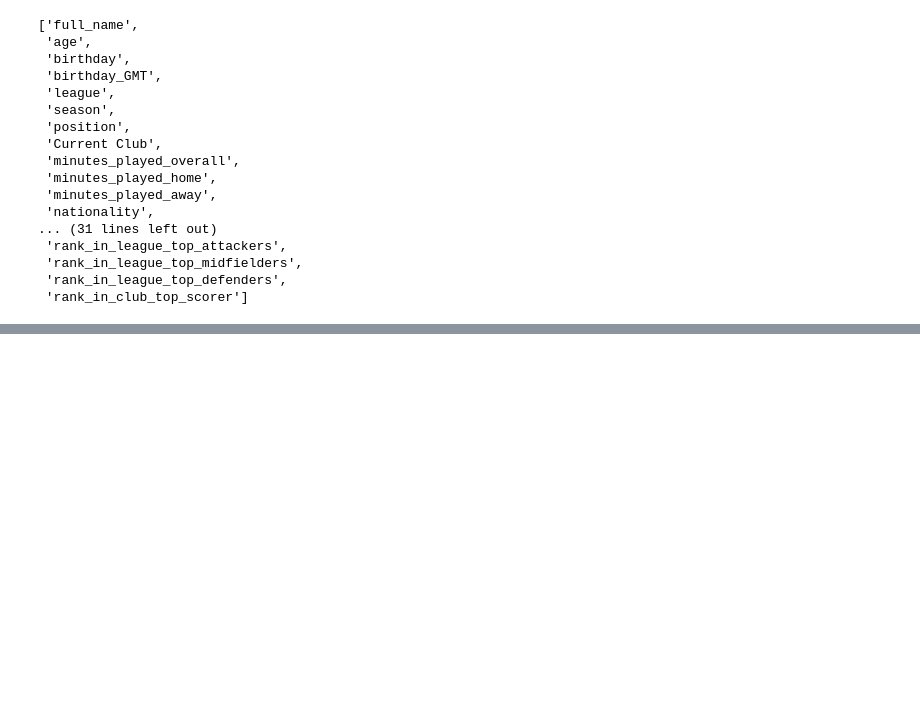
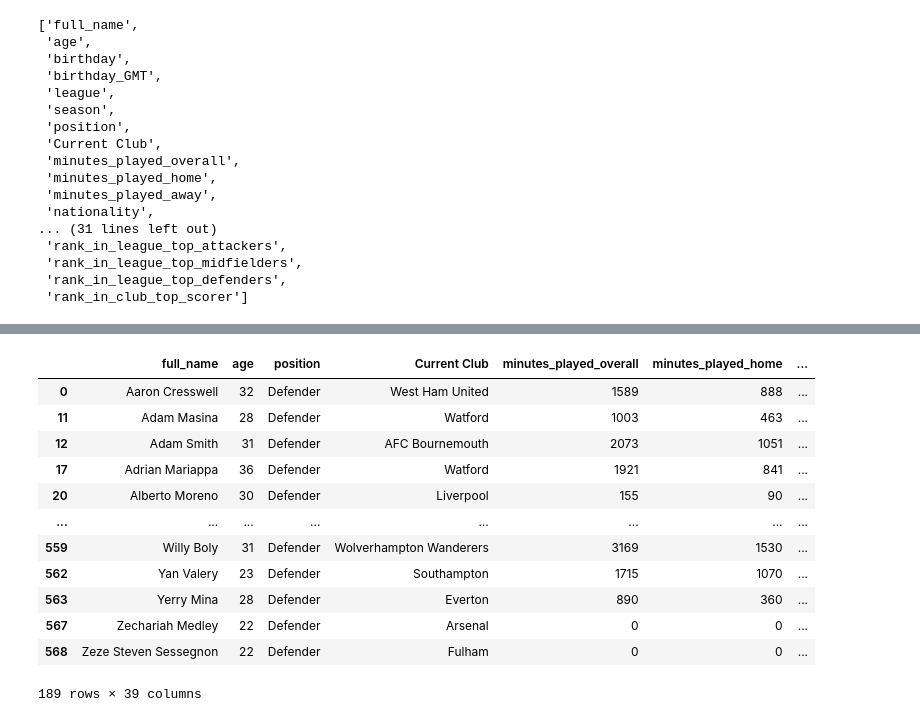
Before and after one commit to sambuddharay/FinalYearProject, a Jupyter notebook: roughStatisticalModel/roughstatisticalmodel.ipynb, the cells around one changed output, grey strips where cells are left out. Drawn from its saved outputs; the diff is of its cells as text; code cells hidden in the pictures; blank space fills up the shorter version.

```diff
--- a/roughStatisticalModel/roughstatisticalmodel.ipynb
+++ b/roughStatisticalModel/roughstatisticalmodel.ipynb
@@ -46,0 +51,2 @@ data = df.drop(['birthday','birthday_GMT','league','season'], axis=1)
+# %%
+defenders = data.loc[df['position']=='Defender']
@@ -46,0 +63,16 @@ data = df.drop(['birthday','birthday_GMT','league','season'], axis=1)
+# %%
+defenders.drop(['rank_in_league_top_attackers','rank_in_league_top_midfielders','rank_in_league_top_defenders','rank_in_club_top_scorer'], axis=1)
+# %% [output]
+|  | full_name | age | position | Current Club | minutes_played_overall | minutes_played_home | ... |
+| 0 | Aaron Cresswell | 32 | Defender | West Ham United | 1589 | 888 | ... |
+| 11 | Adam Masina | 28 | Defender | Watford | 1003 | 463 | ... |
+| 12 | Adam Smith | 31 | Defender | AFC Bournemouth | 2073 | 1051 | ... |
+| 17 | Adrian Mariappa | 36 | Defender | Watford | 1921 | 841 | ... |
+| 20 | Alberto Moreno | 30 | Defender | Liverpool | 155 | 90 | ... |
+| ... | ... | ... | ... | ... | ... | ... | ... |
+| 559 | Willy Boly | 31 | Defender | Wolverhampton Wanderers | 3169 | 1530 | ... |
+| 562 | Yan Valery | 23 | Defender | Southampton | 1715 | 1070 | ... |
+| 563 | Yerry Mina | 28 | Defender | Everton | 890 | 360 | ... |
+| 567 | Zechariah Medley | 22 | Defender | Arsenal | 0 | 0 | ... |
+| 568 | Zeze Steven Sessegnon | 22 | Defender | Fulham | 0 | 0 | ... |
+189 rows × 39 columns
```
Also changed, not shown: parts of 8 cells of this notebook.
